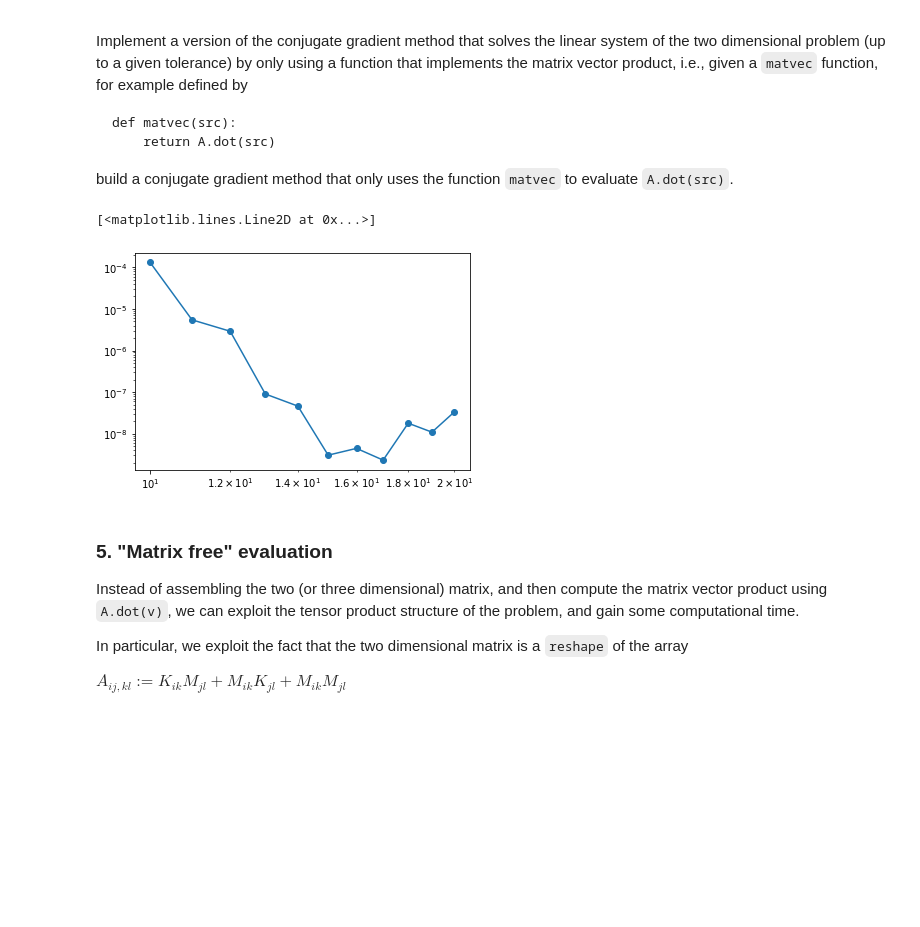
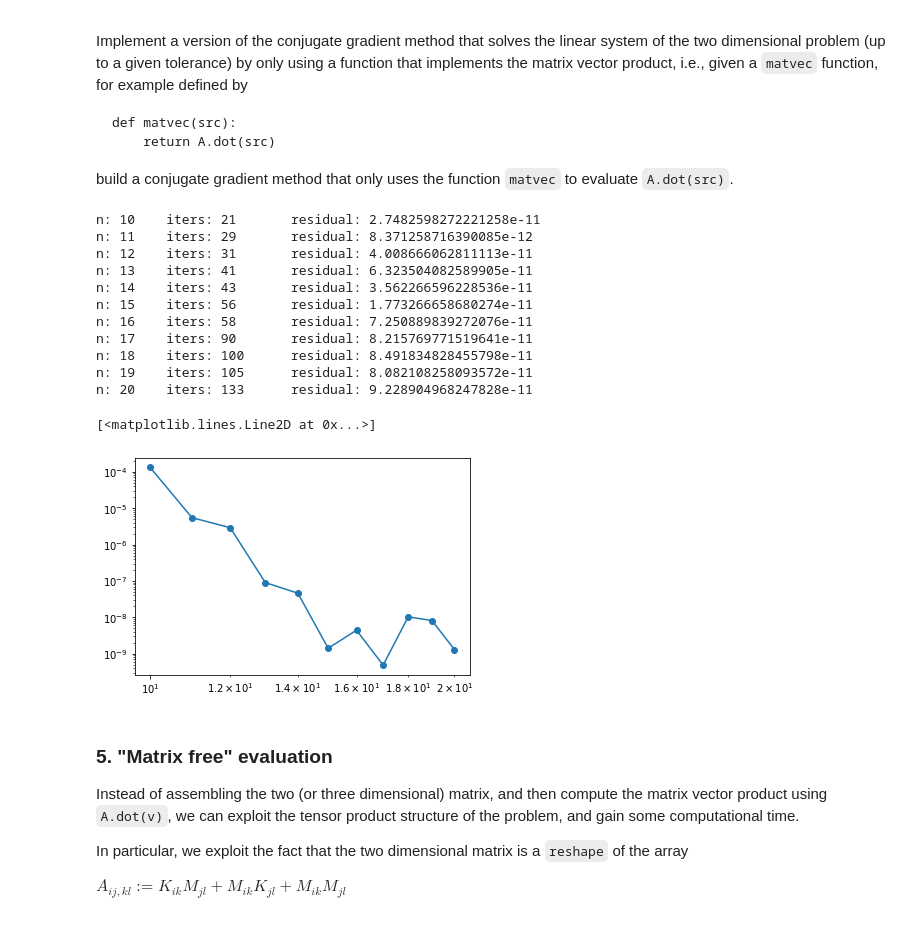
Before and after one commit to daniele-irto/na_exam, a Jupyter notebook: final_project.ipynb, the cells around one changed output. Saved outputs shown, nothing was run; the diff lists cells and outputs as text; code cells hidden in the pictures; blank space fills up the shorter version.

```diff
--- a/final_project.ipynb
+++ b/final_project.ipynb
@@ -405,20 +405,20 @@ build a conjugate gradient method that only uses the function `matvec` to evalua
 def matvec(A, v):
     return A.dot(v)
 # %%
-def cg(matvec, b, x0, tol=1e-7, maxiter=10000):
+def cg(matvec, b, x0, tol=1e-10, maxiter=10000):
 
     n = int(np.sqrt(len(b)))
     *_, A = compute_two_dimensional_matrices(n)
-    P = np.identity(n**2)
+    P = np.identity(n**2)  # Preconditioner
 
     x = x0.copy()
     r = b - matvec(A, x)
-    z = np.transpose(P).dot(r)
+    z = np.linalg.solve(P, r)
     p = z
 
     it = 0
 
-    while (it <= maxiter) and (np.linalg.norm(r, 2) > tol):
+    while (it < maxiter) and (np.linalg.norm(r, 2) > tol):
         Ap = matvec(A, p)
         alpha = (np.transpose(p).dot(r)) / (np.transpose(p).dot(Ap))
         x = x + alpha * p
@@ -430,7 +430,7 @@ def cg(matvec, b, x0, tol=1e-7, maxiter=10000):
 
     x = x.reshape((n, n))
 
-    return x
+    return x, it, np.linalg.norm(r, 2)
 # %%
 def test_cg(n, matvec, rhs, exact):
 
@@ -439,20 +439,34 @@ def test_cg(n, matvec, rhs, exact):
     *_, A = compute_two_dimensional_matrices(n)
     f = f_two_d(n, rhs, x)
 
-    approx = cg(matvec, f, np.ones(n**2))
+    approx, it, res = cg(matvec, f, np.ones(n**2))
     error = np.linalg.norm(exact(xg, yg) - approx, ord=2)
 
-    return error
+    return error, it, res
 # %%
 error = []
 all_n = range(10, 21)
+
 for n in all_n:
-    error.append(test_cg(n, matvec, rhs_two_d, exact_two_d))
+    err, it, res = test_cg(n, matvec, rhs_two_d, exact_two_d)
+    print(f'n: {n} \t iters: {it} \t residual: {res}')
+    error.append(err)
 
 plt.loglog(all_n, error, 'o-')
 # %% [output]
-[<matplotlib.lines.Line2D at 0x...>]
+n: 10    iters: 21       residual: 2.7482598272221258e-11
+n: 11    iters: 29       residual: 8.371258716390085e-12
+n: 12    iters: 31       residual: 4.008666062811113e-11
+n: 13    iters: 41       residual: 6.323504082589905e-11
+n: 14    iters: 43       residual: 3.562266596228536e-11
+n: 15    iters: 56       residual: 1.773266658680274e-11
+n: 16    iters: 58       residual: 7.250889839272076e-11
+n: 17    iters: 90       residual: 8.215769771519641e-11
+n: 18    iters: 100      residual: 8.491834828455798e-11
+n: 19    iters: 105      residual: 8.082108258093572e-11
+n: 20    iters: 133      residual: 9.228904968247828e-11
+[<matplotlib.lines.Line2D at 0x...>]
-[figure, old version]
+[figure, new version]
 # %% [markdown]
 ### 5. "Matrix free" evaluation
 
```
Also changed, not shown: parts of 1 cell of this notebook, 1 other file.
